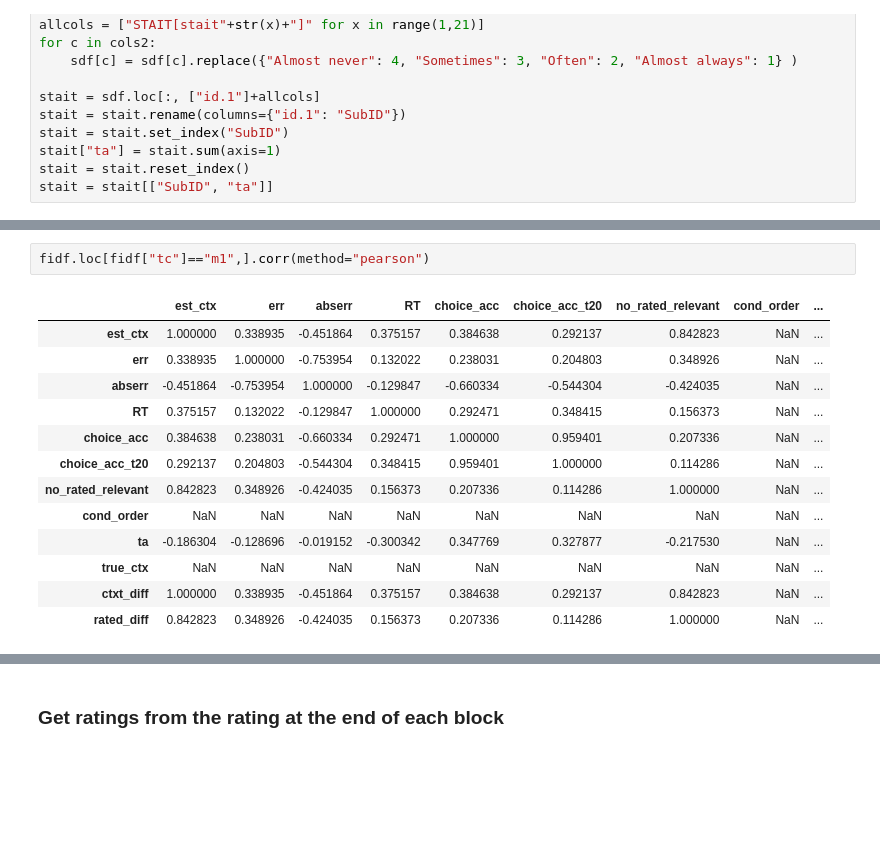
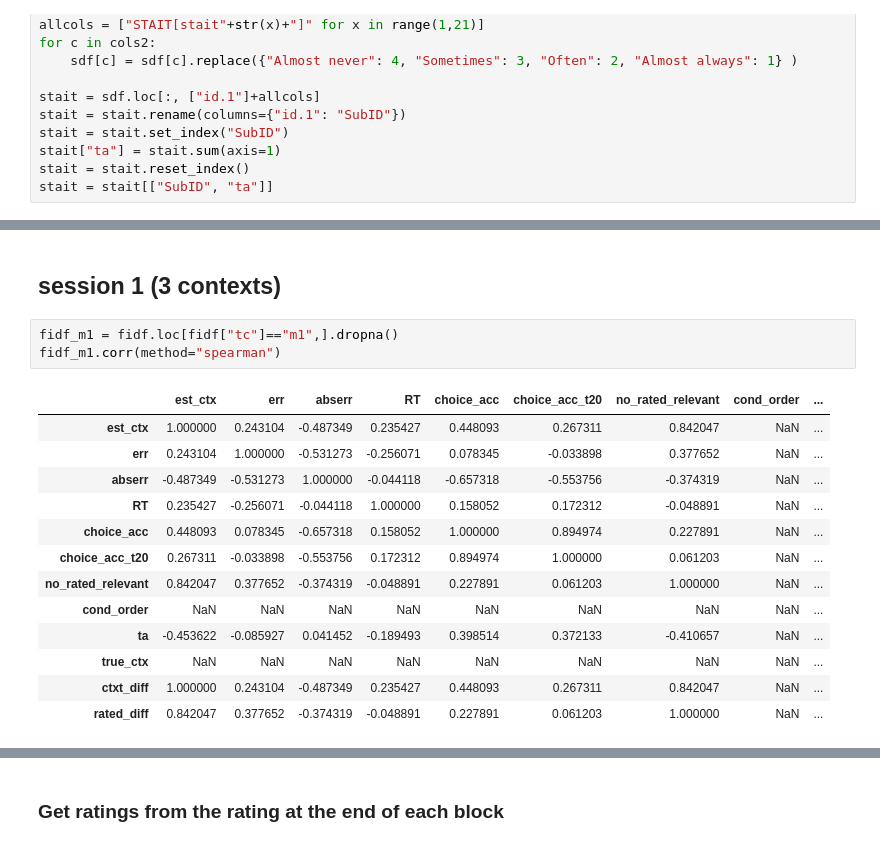
Before and after one commit to ozika/tasks-for-grants, a Jupyter notebook: contextual-inference/analysis/overview_analyses.ipynb, the cells around one changed output, grey strips where cells are left out. Saved outputs shown, nothing was run; the diff lists cells and outputs as text; blank space fills up the shorter version.

```diff
--- a/contextual-inference/analysis/overview_analyses.ipynb
+++ b/contextual-inference/analysis/overview_analyses.ipynb
@@ -492,16 +585,19 @@ Text(0.2222222222222232, 0.5, 'Average accuracy')
+# %% [markdown]
+## session 1 (3 contexts)
 # %%
-fidf.loc[fidf["tc"]=="m1",].corr(method="pearson")
+fidf_m1 = fidf.loc[fidf["tc"]=="m1",].dropna()
+fidf_m1.corr(method="spearman")
 # %% [output]
 |  | est_ctx | err | abserr | RT | choice_acc | choice_acc_t20 | no_rated_relevant | cond_order | ... |
-| est_ctx | 1.000000 | 0.338935 | -0.451864 | 0.375157 | 0.384638 | 0.292137 | 0.842823 | NaN | ... |
-| err | 0.338935 | 1.000000 | -0.753954 | 0.132022 | 0.238031 | 0.204803 | 0.348926 | NaN | ... |
-| abserr | -0.451864 | -0.753954 | 1.000000 | -0.129847 | -0.660334 | -0.544304 | -0.424035 | NaN | ... |
-| RT | 0.375157 | 0.132022 | -0.129847 | 1.000000 | 0.292471 | 0.348415 | 0.156373 | NaN | ... |
-| choice_acc | 0.384638 | 0.238031 | -0.660334 | 0.292471 | 1.000000 | 0.959401 | 0.207336 | NaN | ... |
-| choice_acc_t20 | 0.292137 | 0.204803 | -0.544304 | 0.348415 | 0.959401 | 1.000000 | 0.114286 | NaN | ... |
-| no_rated_relevant | 0.842823 | 0.348926 | -0.424035 | 0.156373 | 0.207336 | 0.114286 | 1.000000 | NaN | ... |
+| est_ctx | 1.000000 | 0.243104 | -0.487349 | 0.235427 | 0.448093 | 0.267311 | 0.842047 | NaN | ... |
+| err | 0.243104 | 1.000000 | -0.531273 | -0.256071 | 0.078345 | -0.033898 | 0.377652 | NaN | ... |
+| abserr | -0.487349 | -0.531273 | 1.000000 | -0.044118 | -0.657318 | -0.553756 | -0.374319 | NaN | ... |
+| RT | 0.235427 | -0.256071 | -0.044118 | 1.000000 | 0.158052 | 0.172312 | -0.048891 | NaN | ... |
+| choice_acc | 0.448093 | 0.078345 | -0.657318 | 0.158052 | 1.000000 | 0.894974 | 0.227891 | NaN | ... |
+| choice_acc_t20 | 0.267311 | -0.033898 | -0.553756 | 0.172312 | 0.894974 | 1.000000 | 0.061203 | NaN | ... |
+| no_rated_relevant | 0.842047 | 0.377652 | -0.374319 | -0.048891 | 0.227891 | 0.061203 | 1.000000 | NaN | ... |
 | cond_order | NaN | NaN | NaN | NaN | NaN | NaN | NaN | NaN | ... |
-| ta | -0.186304 | -0.128696 | -0.019152 | -0.300342 | 0.347769 | 0.327877 | -0.217530 | NaN | ... |
+| ta | -0.453622 | -0.085927 | 0.041452 | -0.189493 | 0.398514 | 0.372133 | -0.410657 | NaN | ... |
 | true_ctx | NaN | NaN | NaN | NaN | NaN | NaN | NaN | NaN | ... |
-| ctxt_diff | 1.000000 | 0.338935 | -0.451864 | 0.375157 | 0.384638 | 0.292137 | 0.842823 | NaN | ... |
-| rated_diff | 0.842823 | 0.348926 | -0.424035 | 0.156373 | 0.207336 | 0.114286 | 1.000000 | NaN | ... |
+| ctxt_diff | 1.000000 | 0.243104 | -0.487349 | 0.235427 | 0.448093 | 0.267311 | 0.842047 | NaN | ... |
+| rated_diff | 0.842047 | 0.377652 | -0.374319 | -0.048891 | 0.227891 | 0.061203 | 1.000000 | NaN | ... |
```
Also changed, not shown: parts of 44 cells of this notebook, 48 other files.
